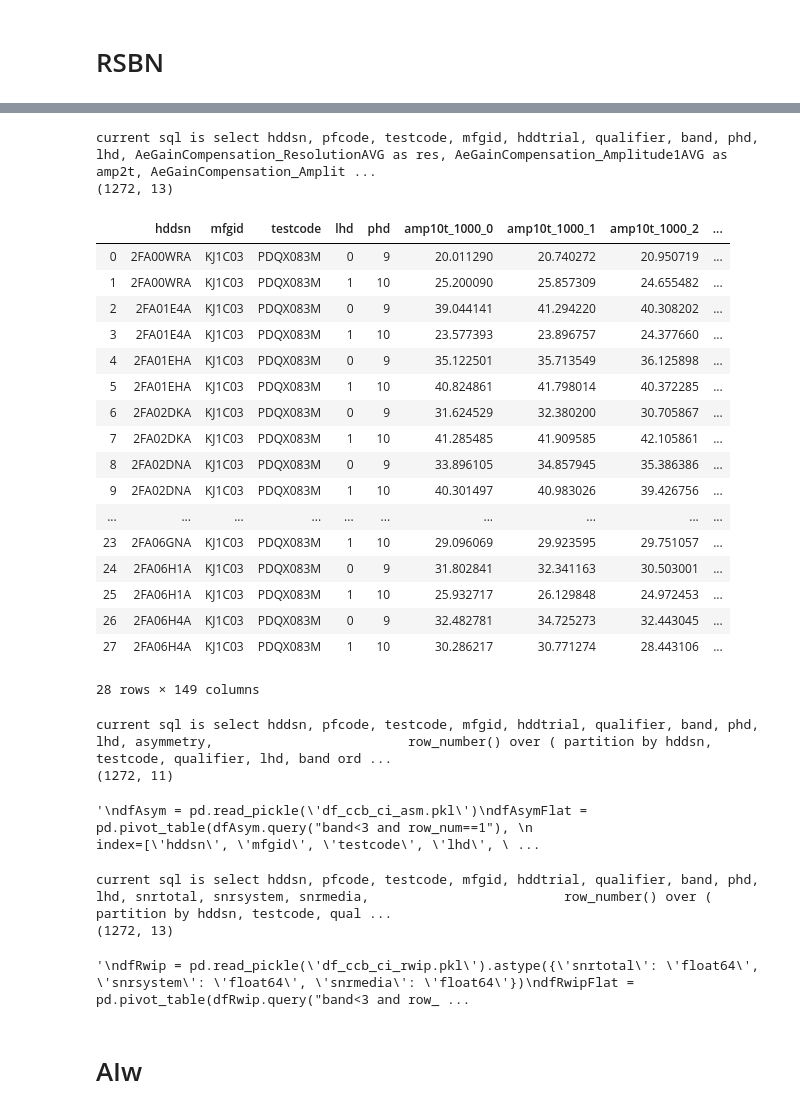
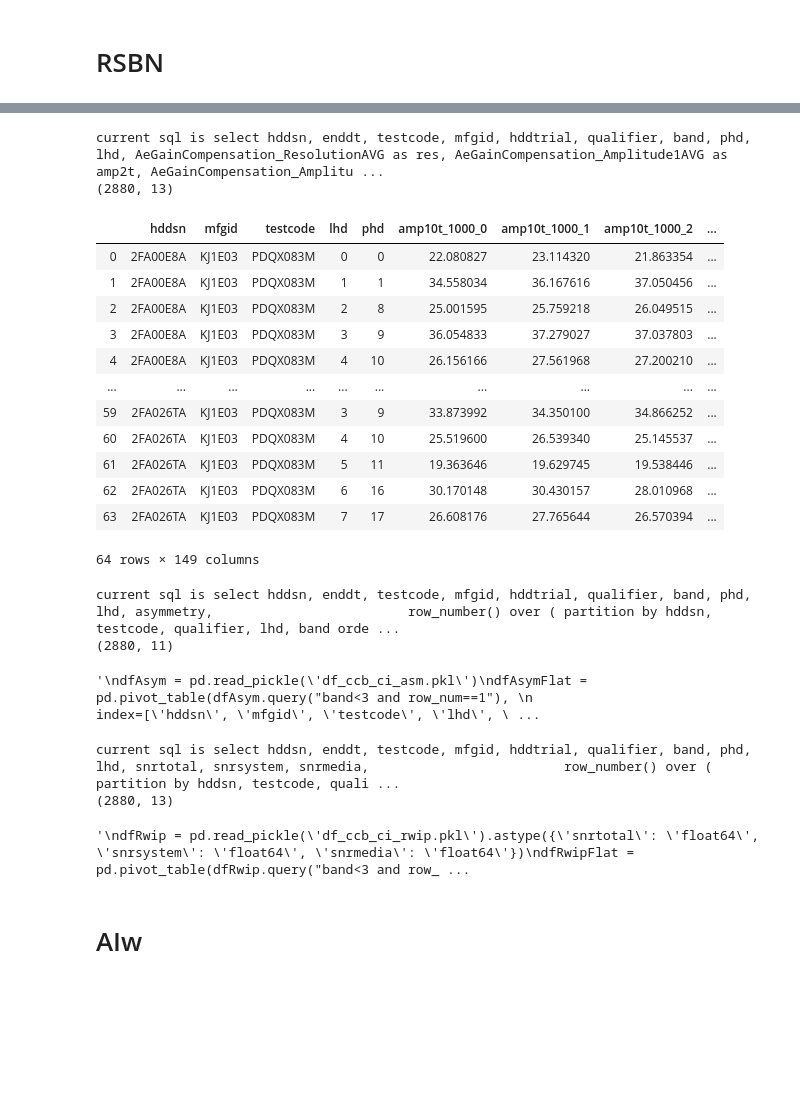
Before and after one commit to kiughigk/mfgcmd_ttr, a Jupyter notebook: notebook/prep_data.ipynb, the cells around one changed output, grey strips where cells are left out. Cells and saved outputs as stored; diff of their text form; code cells hidden in the pictures; blank space fills up the shorter version.

```diff
--- a/notebook/prep_data.ipynb
+++ b/notebook/prep_data.ipynb
@@ -168,9 +168,9 @@ def get_nth_char (strList, index=0):
     return(a)
 # %%
 snlist_csv   = 'sn_all.csv'
-listTestcode = ['PDQX083S']
-listEnddt    = ['20201225', '20201229']
-listHddTrial = ['M1W2', 'M1W3', 'M1W6', 'M1YP', 'M1YQ']
+listTestcode = ['PDQX083M']
+listEnddt    = ['20201228', '20210107']
+listHddTrial = ['Z07E']
 # %% [markdown]
 # Head Map Check
 # %%
@@ -580,53 +533,48 @@ current sql is select hddsn, pfcode, testcode, mfgid, hddtrial, qualifier, band,
 # %%
 ## AMP ##
 inputParamGhl2Amp = [snlist_csv,
                       listTestcode,
                       listEnddt,
                       listHddTrial,
                       ['6400', '6600', '6800'],
                       ['1000', '1010', '2000', '2010',
                        '3000', '3010', '4000', '4010',
                        '9000', '9010', 'K000', 'K010',
                        'B000', 'B010', 'M000', 'M010'
                       ]
                      ]
 dfAmp = get_ghl2_table('ccb_ci_amp',
                        inputParamGhl2Amp,
                        #'hddsn, pfcode, testcode, mfgid, hddtrial, qualifier, band, phd, lhd, MRResistance, InputImpedance, SelectReaderGain, CalcedAeGain, AeGainCompensation_ResolutionAVG, AeGainCompensation_Amplitude1AVG, AeGainCompensation_Amplitude2AVG ')
-                       'hddsn, pfcode, testcode, mfgid, hddtrial, qualifier, band, phd, lhd, AeGainCompensation_ResolutionAVG as res, AeGainCompensation_Amplitude1AVG as amp2t, AeGainCompensation_Amplitude2AVG as amp10t, \
+                       'hddsn, enddt, testcode, mfgid, hddtrial, qualifier, band, phd, lhd, AeGainCompensation_ResolutionAVG as res, AeGainCompensation_Amplitude1AVG as amp2t, AeGainCompensation_Amplitude2AVG as amp10t, \
                         row_number() over ( partition by hddsn, testcode, qualifier, lhd, band order by enddate desc) as row_num',
                        'band < 3'
                       )
 dfAmp = pd.read_pickle('df_ccb_ci_amp.pkl')
 dfAmpFlat = pd.pivot_table(dfAmp.query("band<3 and row_num==1"),
                            index=['hddsn', 'mfgid', 'testcode', 'lhd', 'phd'],
                            columns=['qualifier', 'band'],
                            values=['res', 'amp2t', 'amp10t'],
                            aggfunc=np.sum).reset_index(drop=False)
 cols = [x[0] for x in list(dfAmpFlat.columns)[:5]]+[str(x[0])+'_'+str(x[1])+'_'+str(x[2]) for x in list(dfAmpFlat.columns)[5:]]
 dfAmpFlat.columns = cols
 dfAmpFlat
 # %% [output]
-current sql is select hddsn, pfcode, testcode, mfgid, hddtrial, qualifier, band, phd, lhd, AeGainCompensation_ResolutionAVG as res, AeGainCompensation_Amplitude1AVG as amp2t, AeGainCompensation_Amplit ...
-(1272, 13)
+current sql is select hddsn, enddt, testcode, mfgid, hddtrial, qualifier, band, phd, lhd, AeGainCompensation_ResolutionAVG as res, AeGainCompensation_Amplitude1AVG as amp2t, AeGainCompensation_Amplitu ...
+(2880, 13)
 |  | hddsn | mfgid | testcode | lhd | phd | amp10t_1000_0 | amp10t_1000_1 | amp10t_1000_2 | ... |
-| 0 | 2FA00WRA | KJ1C03 | PDQX083M | 0 | 9 | 20.011290 | 20.740272 | 20.950719 | ... |
-| 1 | 2FA00WRA | KJ1C03 | PDQX083M | 1 | 10 | 25.200090 | 25.857309 | 24.655482 | ... |
-| 2 | 2FA01E4A | KJ1C03 | PDQX083M | 0 | 9 | 39.044141 | 41.294220 | 40.308202 | ... |
-| 3 | 2FA01E4A | KJ1C03 | PDQX083M | 1 | 10 | 23.577393 | 23.896757 | 24.377660 | ... |
-| 4 | 2FA01EHA | KJ1C03 | PDQX083M | 0 | 9 | 35.122501 | 35.713549 | 36.125898 | ... |
-| 5 | 2FA01EHA | KJ1C03 | PDQX083M | 1 | 10 | 40.824861 | 41.798014 | 40.372285 | ... |
-| 6 | 2FA02DKA | KJ1C03 | PDQX083M | 0 | 9 | 31.624529 | 32.380200 | 30.705867 | ... |
-| 7 | 2FA02DKA | KJ1C03 | PDQX083M | 1 | 10 | 41.285485 | 41.909585 | 42.105861 | ... |
-| 8 | 2FA02DNA | KJ1C03 | PDQX083M | 0 | 9 | 33.896105 | 34.857945 | 35.386386 | ... |
-| 9 | 2FA02DNA | KJ1C03 | PDQX083M | 1 | 10 | 40.301497 | 40.983026 | 39.426756 | ... |
+| 0 | 2FA00E8A | KJ1E03 | PDQX083M | 0 | 0 | 22.080827 | 23.114320 | 21.863354 | ... |
+| 1 | 2FA00E8A | KJ1E03 | PDQX083M | 1 | 1 | 34.558034 | 36.167616 | 37.050456 | ... |
+| 2 | 2FA00E8A | KJ1E03 | PDQX083M | 2 | 8 | 25.001595 | 25.759218 | 26.049515 | ... |
+| 3 | 2FA00E8A | KJ1E03 | PDQX083M | 3 | 9 | 36.054833 | 37.279027 | 37.037803 | ... |
+| 4 | 2FA00E8A | KJ1E03 | PDQX083M | 4 | 10 | 26.156166 | 27.561968 | 27.200210 | ... |
 | ... | ... | ... | ... | ... | ... | ... | ... | ... | ... |
-| 23 | 2FA06GNA | KJ1C03 | PDQX083M | 1 | 10 | 29.096069 | 29.923595 | 29.751057 | ... |
-| 24 | 2FA06H1A | KJ1C03 | PDQX083M | 0 | 9 | 31.802841 | 32.341163 | 30.503001 | ... |
-| 25 | 2FA06H1A | KJ1C03 | PDQX083M | 1 | 10 | 25.932717 | 26.129848 | 24.972453 | ... |
-| 26 | 2FA06H4A | KJ1C03 | PDQX083M | 0 | 9 | 32.482781 | 34.725273 | 32.443045 | ... |
-| 27 | 2FA06H4A | KJ1C03 | PDQX083M | 1 | 10 | 30.286217 | 30.771274 | 28.443106 | ... |
+| 59 | 2FA026TA | KJ1E03 | PDQX083M | 3 | 9 | 33.873992 | 34.350100 | 34.866252 | ... |
+| 60 | 2FA026TA | KJ1E03 | PDQX083M | 4 | 10 | 25.519600 | 26.539340 | 25.145537 | ... |
+| 61 | 2FA026TA | KJ1E03 | PDQX083M | 5 | 11 | 19.363646 | 19.629745 | 19.538446 | ... |
+| 62 | 2FA026TA | KJ1E03 | PDQX083M | 6 | 16 | 30.170148 | 30.430157 | 28.010968 | ... |
+| 63 | 2FA026TA | KJ1E03 | PDQX083M | 7 | 17 | 26.608176 | 27.765644 | 26.570394 | ... |
-28 rows × 149 columns
+64 rows × 149 columns
 # %%
 ## Asym ##
 
@@ -643,7 +591,7 @@ inputParamGhl2Asym = [snlist_csv,
                      ]
 dfAsym = get_ghl2_table('ccb_ci_asm',
                        inputParamGhl2Asym,
-                       'hddsn, pfcode, testcode, mfgid, hddtrial, qualifier, band, phd, lhd, asymmetry, \
+                       'hddsn, enddt, testcode, mfgid, hddtrial, qualifier, band, phd, lhd, asymmetry, \
                         row_number() over ( partition by hddsn, testcode, qualifier, lhd, band order by enddate desc) as row_num',
                        'band < 3'
                        )
@@ -659,8 +607,8 @@ dfAsymFlat.columns = cols
 dfAsymFlat
 """
 # %% [output]
-current sql is select hddsn, pfcode, testcode, mfgid, hddtrial, qualifier, band, phd, lhd, asymmetry,                         row_number() over ( partition by hddsn, testcode, qualifier, lhd, band ord ...
-(1272, 11)
+current sql is select hddsn, enddt, testcode, mfgid, hddtrial, qualifier, band, phd, lhd, asymmetry,                         row_number() over ( partition by hddsn, testcode, qualifier, lhd, band orde ...
+(2880, 11)
 '\ndfAsym = pd.read_pickle(\'df_ccb_ci_asm.pkl\')\ndfAsymFlat = pd.pivot_table(dfAsym.query("band<3 and row_num==1"), \n                           index=[\'hddsn\', \'mfgid\', \'testcode\', \'lhd\', \ ...
 # %%
 ## RWIP ##
@@ -678,7 +626,7 @@ inputParamGhl2Rwip = [snlist_csv,
                      ]
 dfRwip = get_ghl2_table('ccb_ci_rwip',
                         inputParamGhl2Rwip,
-                       'hddsn, pfcode, testcode, mfgid, hddtrial, qualifier, band, phd, lhd, snrtotal, snrsystem, snrmedia, \
+                       'hddsn, enddt, testcode, mfgid, hddtrial, qualifier, band, phd, lhd, snrtotal, snrsystem, snrmedia, \
                         row_number() over ( partition by hddsn, testcode, qualifier, lhd, band order by enddate desc) as row_num',
                         'band < 3'
                        )
@@ -694,8 +642,8 @@ dfRwipFlat.columns = cols
 dfRwipFlat
 """
 # %% [output]
-current sql is select hddsn, pfcode, testcode, mfgid, hddtrial, qualifier, band, phd, lhd, snrtotal, snrsystem, snrmedia,                         row_number() over ( partition by hddsn, testcode, qual ...
-(1272, 13)
+current sql is select hddsn, enddt, testcode, mfgid, hddtrial, qualifier, band, phd, lhd, snrtotal, snrsystem, snrmedia,                         row_number() over ( partition by hddsn, testcode, quali ...
+(2880, 13)
 '\ndfRwip = pd.read_pickle(\'df_ccb_ci_rwip.pkl\').astype({\'snrtotal\': \'float64\', \'snrsystem\': \'float64\', \'snrmedia\': \'float64\'})\ndfRwipFlat = pd.pivot_table(dfRwip.query("band<3 and row_ ...
 # %% [markdown]
 # AIw
```
Also changed, not shown: parts of 25 cells of this notebook.
